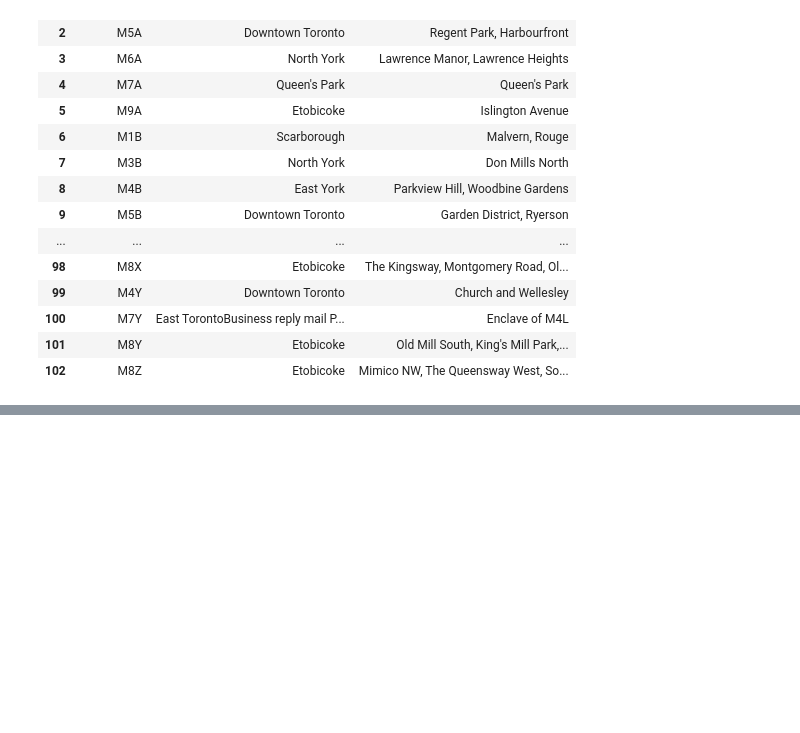
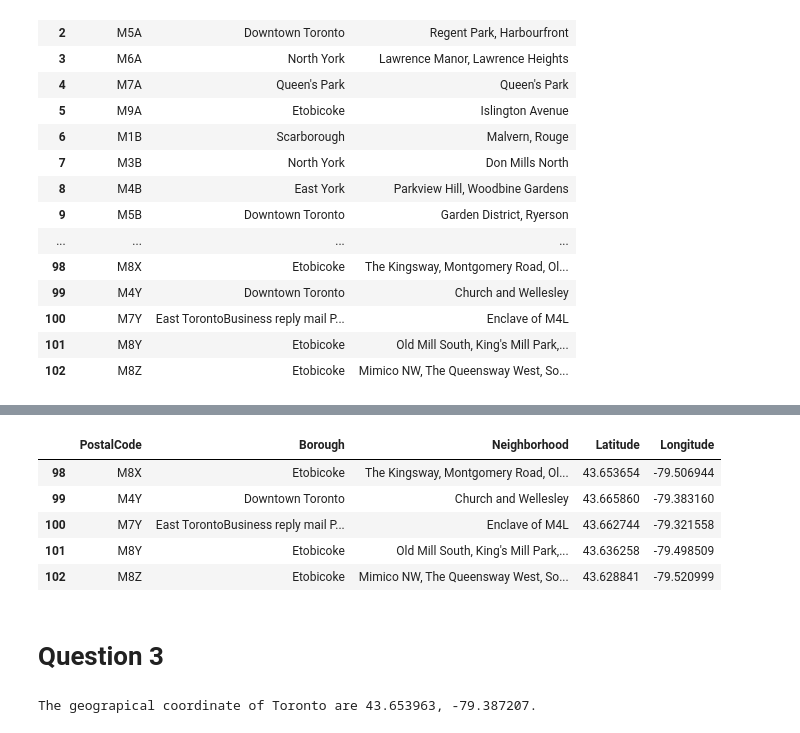
Before and after one commit to diegofermh4/Coursera_Capstone, a Jupyter notebook: Segmenting and Clustering Neighborhoods in Toronto.ipynb, the cells around one changed output, grey strips where cells are left out. Cells and saved outputs as stored; diff of their text form; code cells hidden in the pictures; blank space fills up the shorter version.

```diff
--- a/Segmenting and Clustering Neighborhoods in Toronto.ipynb
+++ b/Segmenting and Clustering Neighborhoods in Toronto.ipynb
@@ -85,0 +115,23 @@ toronto_data
+# %%
+#Merge DF2 & Geo_DF2
+df4 = pd.merge(toronto_data,geo_df2, on='PostalCode')
+df4.tail()
+# %% [output]
+|  | PostalCode | Borough | Neighborhood | Latitude | Longitude |
+| 98 | M8X | Etobicoke | The Kingsway, Montgomery Road, Ol... | 43.653654 | -79.506944 |
+| 99 | M4Y | Downtown Toronto | Church and Wellesley | 43.665860 | -79.383160 |
+| 100 | M7Y | East TorontoBusiness reply mail P... | Enclave of M4L | 43.662744 | -79.321558 |
+| 101 | M8Y | Etobicoke | Old Mill South, King's Mill Park,... | 43.636258 | -79.498509 |
+| 102 | M8Z | Etobicoke | Mimico NW, The Queensway West, So... | 43.628841 | -79.520999 |
+# %% [markdown]
+# Question 3
+# %%
+# Locate Toronto to find latitude and longitude values
+address = 'Toronto, ON, Canada'
+geolocator = Nominatim(user_agent="toronto_explorer")
+location = geolocator.geocode(address)
+latitude = location.latitude
+longitude = location.longitude
+print('The geograpical coordinate of Toronto are {}, {}.'.format(latitude, longitude))
+# %% [output]
+The geograpical coordinate of Toronto are 43.653963, -79.387207.
```
Also changed, not shown: parts of 8 cells of this notebook.
